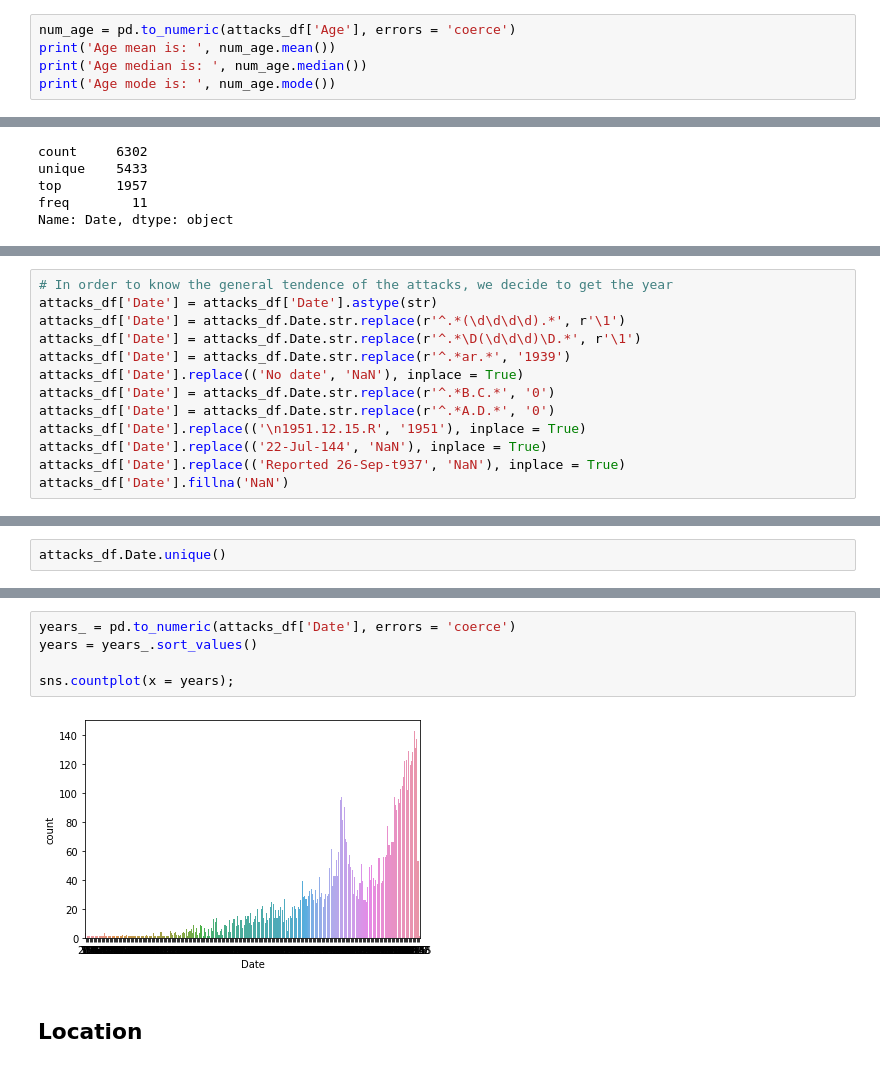
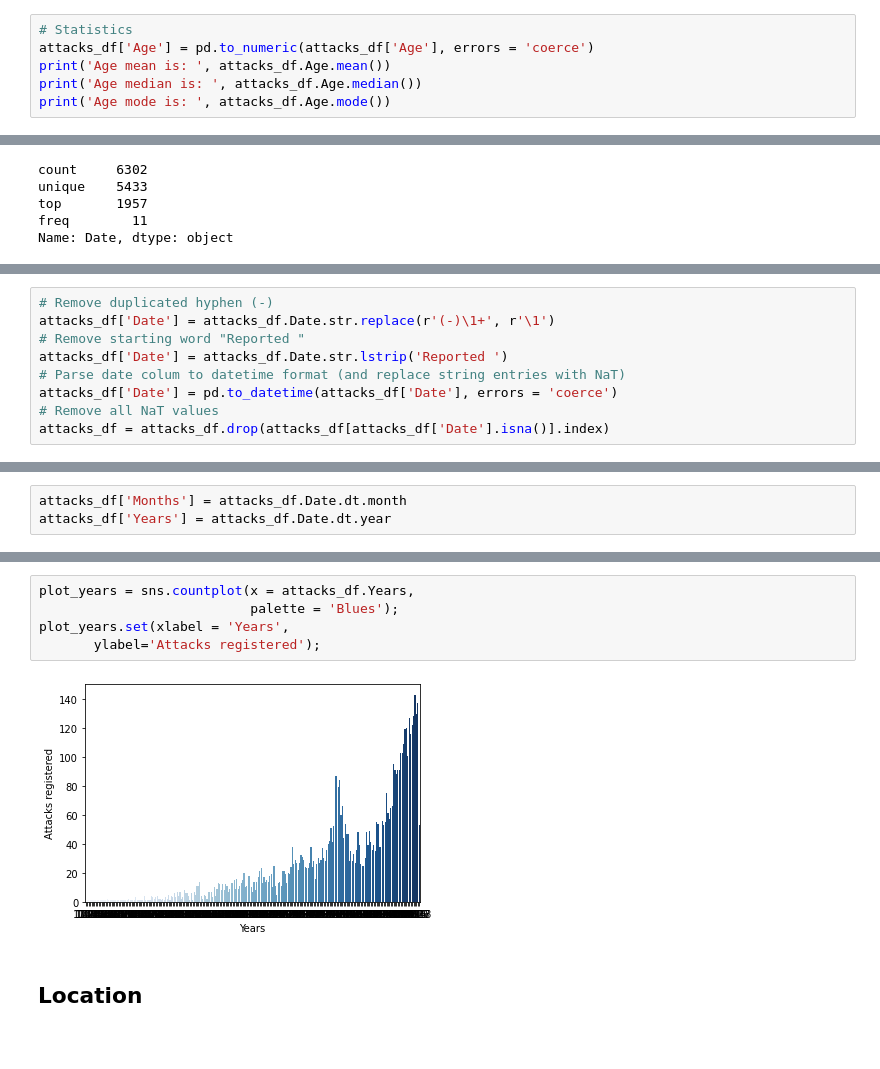
Before and after one commit to Ironhack-Data-Madrid-Febrero-2021/pandas-project, a Jupyter notebook: your-code/clean.ipynb, the cells around one changed output, grey strips where cells are left out. Drawn from its saved outputs; the diff is of its cells as text.

```diff
--- a/your-code/clean.ipynb
+++ b/your-code/clean.ipynb
@@ -249,10 +286,11 @@ attacks_df.Age.value_counts(normalize=True).head(15)
 27    0.024595
 Name: Age, dtype: float64
 # %%
-num_age = pd.to_numeric(attacks_df['Age'], errors = 'coerce')
-print('Age mean is: ', num_age.mean())
-print('Age median is: ', num_age.median())
-print('Age mode is: ', num_age.mode())
+# Statistics
+attacks_df['Age'] = pd.to_numeric(attacks_df['Age'], errors = 'coerce')
+print('Age mean is: ', attacks_df.Age.mean())
+print('Age median is: ', attacks_df.Age.median())
+print('Age mode is: ', attacks_df.Age.mode())
 # %% [output]
 Age mean is:  26.16199426568971
 Age median is:  22.0
@@ -391,16 +430,3 @@ attacks_ID
 1175        10-Jan-2009
 4426     \n1951.12.15.R
 Name: Date, Length: 6302, dtype: object
-# %%
-# In order to know the general tendence of the attacks, we decide to get the year
-attacks_df['Date'] = attacks_df['Date'].astype(str)
-attacks_df['Date'] = attacks_df.Date.str.replace(r'^.*(\d\d\d\d).*', r'\1')
-attacks_df['Date'] = attacks_df.Date.str.replace(r'^.*\D(\d\d\d)\D.*', r'\1')
-attacks_df['Date'] = attacks_df.Date.str.replace(r'^.*ar.*', '1939')
-attacks_df['Date'].replace(('No date', 'NaN'), inplace = True)
-attacks_df['Date'] = attacks_df.Date.str.replace(r'^.*B.C.*', '0')
-attacks_df['Date'] = attacks_df.Date.str.replace(r'^.*A.D.*', '0')
-attacks_df['Date'].replace(('\n1951.12.15.R', '1951'), inplace = True)
-attacks_df['Date'].replace(('22-Jul-144', 'NaN'), inplace = True)
-attacks_df['Date'].replace(('Reported 26-Sep-t937', 'NaN'), inplace = True)
-attacks_df['Date'].fillna('NaN')
@@ -420,0 +433,9 @@ Name: Date, Length: 6302, dtype: object
+# %%
+# Remove duplicated hyphen (-)
+attacks_df['Date'] = attacks_df.Date.str.replace(r'(-)\1+', r'\1')
+# Remove starting word "Reported "
+attacks_df['Date'] = attacks_df.Date.str.lstrip('Reported ')
+# Parse date colum to datetime format (and replace string entries with NaT)
+attacks_df['Date'] = pd.to_datetime(attacks_df['Date'], errors = 'coerce')
+# Remove all NaT values
+attacks_df = attacks_df.drop(attacks_df[attacks_df['Date'].isna()].index)
@@ -421,2 +462,3 @@ Name: Date, Length: 6302, dtype: object
 # %%
-attacks_df.Date.unique()
+attacks_df['Months'] = attacks_df.Date.dt.month
+attacks_df['Years'] = attacks_df.Date.dt.year
@@ -464,10 +472,10 @@ Name: Date, dtype: object
 # %%
-years_ = pd.to_numeric(attacks_df['Date'], errors = 'coerce')
-years = years_.sort_values()
-
-sns.countplot(x = years);
+plot_years = sns.countplot(x = attacks_df.Years,
+                           palette = 'Blues');
+plot_years.set(xlabel = 'Years',
+       ylabel='Attacks registered');
 # %% [output]
-[figure, old version]
+[figure, new version]
 # %% [markdown]
 ## Location
 # %%
```
Also changed, not shown: parts of 51 cells of this notebook.
